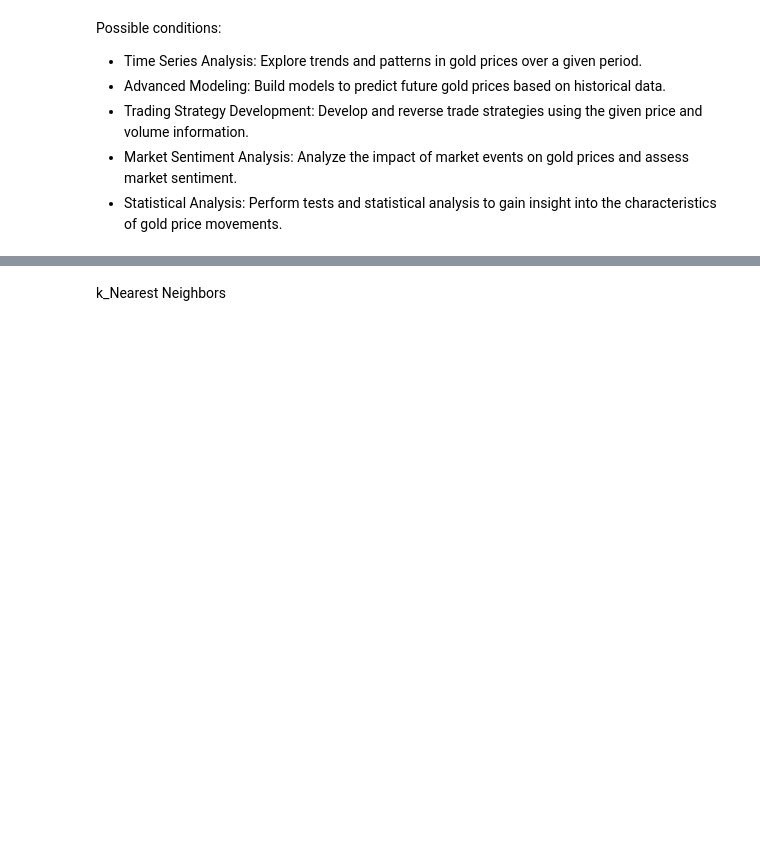
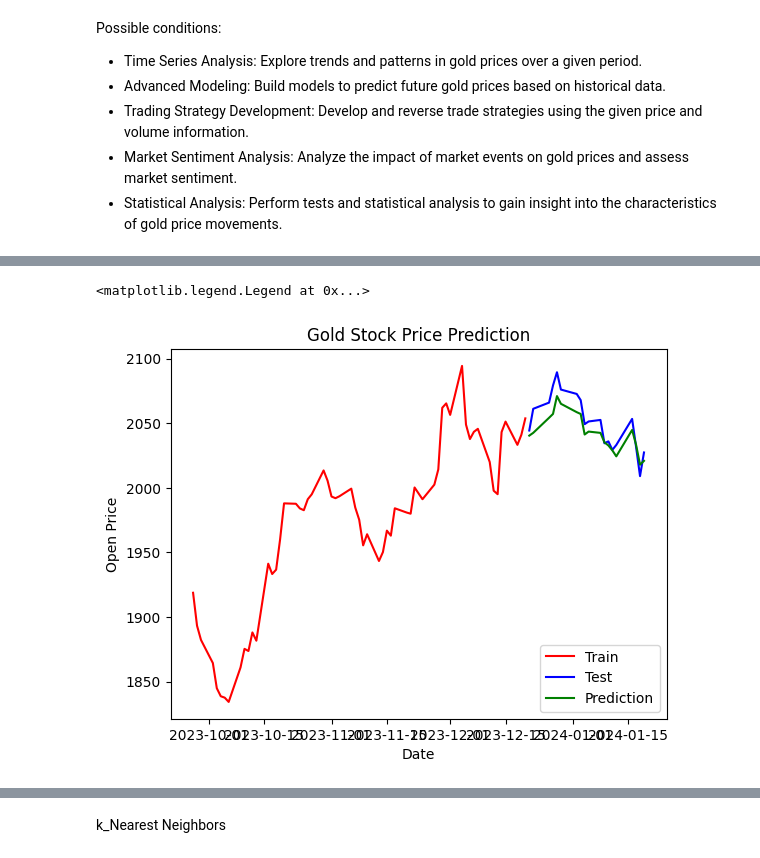
Before and after one commit to aldonaspirz/Gold_prices, a Jupyter notebook: gold_preprocessing.ipynb, the cells around one changed output, grey strips where cells are left out. Saved outputs shown, nothing was run; the diff lists cells and outputs as text; code cells hidden in the pictures; blank space fills up the shorter version.

```diff
--- a/gold_preprocessing.ipynb
+++ b/gold_preprocessing.ipynb
@@ -194,0 +251,6 @@ mpl.style.available
+# %%
+EPOCHS = 150
+BATCH_SIZE = 32
+TIMESTEP = 60
+# %%
+history = regressor.fit(train_data,train_labels, epochs=EPOCHS, batch_size=BATCH_SIZE, callbacks=[early_stopping])
@@ -194,0 +260,15 @@ mpl.style.available
+# %%
+last_60_days_2023 = train_df.iloc[:, 1:2].tail(TIMESTEP)
+last_60_days_2023 = pd.concat([last_60_days_2023, test_df.iloc[:, 1:2]])
+last_60_days_2023 = sc.transform(last_60_days_2023)
+
+X_test = []
+for i in range(TIMESTEP, 79):
+  X_test.append(last_60_days_2023[i-TIMESTEP:i, 0])
+
+X_test = np.array(X_test)
+X_test = np.reshape(X_test, (X_test.shape[0], X_test.shape[1], 1))
+# %%
+predicted_value = regressor.predict(X_test)
+predicted_value = sc.inverse_transform(predicted_value)
+predicted_value
@@ -194,0 +296,11 @@ mpl.style.available
+# %%
+plt.plot(train_df.tail(TIMESTEP)['Date'], train_df.tail(TIMESTEP)['Open'], color='red')
+plt.plot(test_df['Date'], test_df['Open'], color='blue')
+plt.plot(test_df['Date'], predicted_value, color='green')
+plt.title('Gold Stock Price Prediction')
+plt.xlabel('Date')
+plt.ylabel('Open Price')
+plt.legend(['Train', 'Test', 'Prediction'], loc='lower right')
+# %% [output]
+<matplotlib.legend.Legend at 0x...>
+[figure, added]
```
Also changed, not shown: parts of 55 cells of this notebook.
